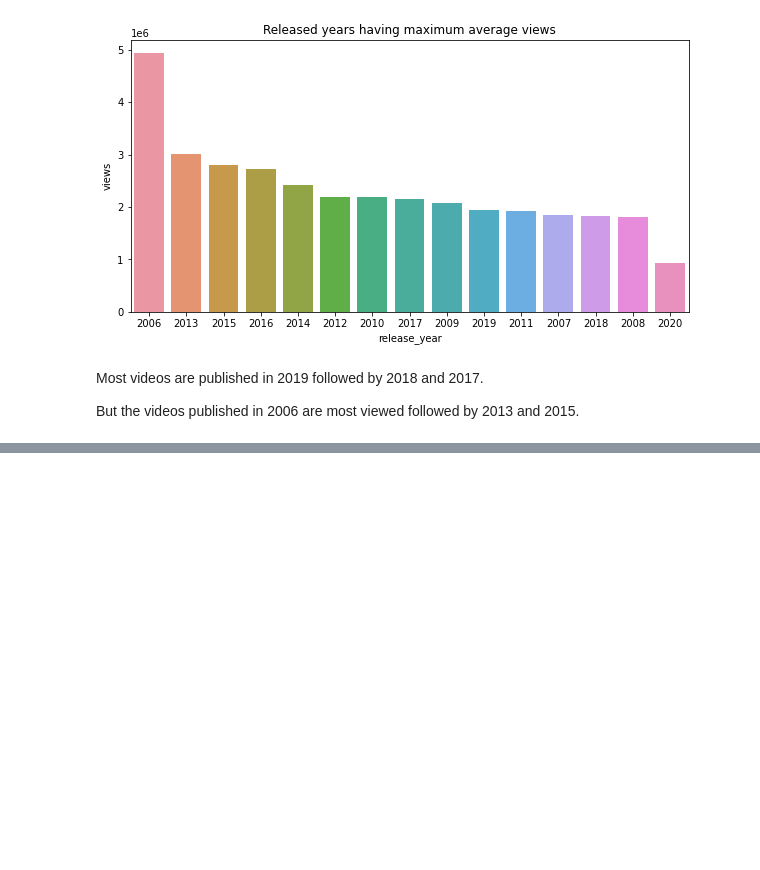
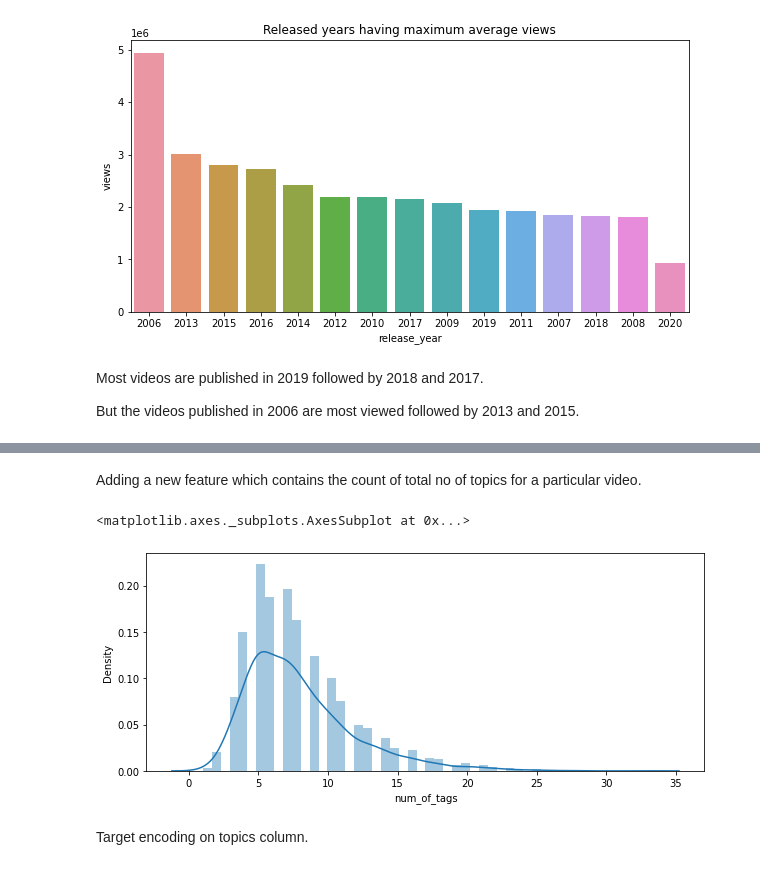
Before and after one commit to Shantanuh10/Ted-Talk-Views-Prediction-Project, a Jupyter notebook: Capstone_project_2_Ted_Talks.ipynb, the cells around one changed output, grey strips where cells are left out. Drawn from its saved outputs; the diff is of its cells as text; code cells hidden in the pictures; blank space fills up the shorter version.

```diff
--- a/Capstone_project_2_Ted_Talks.ipynb
+++ b/Capstone_project_2_Ted_Talks.ipynb
@@ -659,0 +740,13 @@ But the videos published in 2006 are most viewed followed by 2013 and 2015.
+# %%
+df['topics'] = df.apply(lambda row: eval(row['topics']), axis=1)
+# %% [markdown]
+Adding a new feature which contains the count of total no of topics for a particular video.
+# %%
+df['num_of_tags'] = df.apply(lambda x: len(x['topics']), axis=1)
+plt.figure(figsize=(10,4))
+sns.distplot(df['num_of_tags'])
+# %% [output]
+<matplotlib.axes._subplots.AxesSubplot at 0x...>
+[figure, added]
+# %% [markdown]
+Target encoding on topics column.
```
Also changed, not shown: parts of 32 cells of this notebook.
